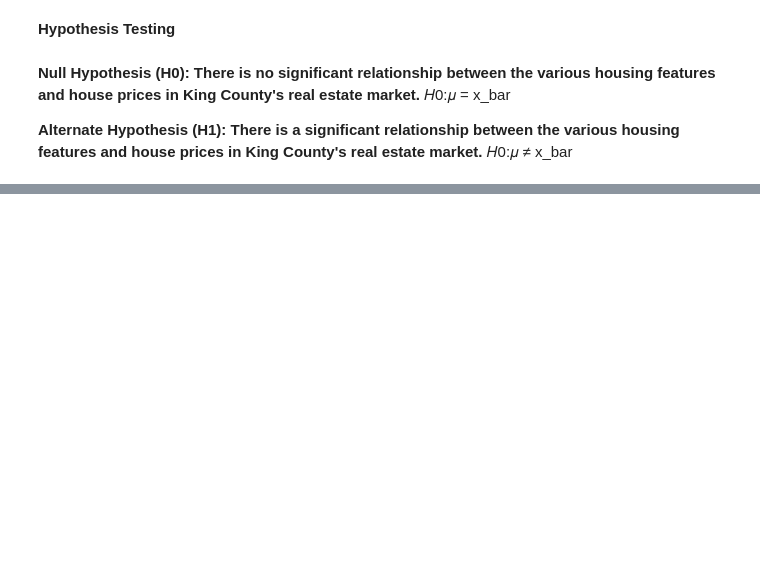
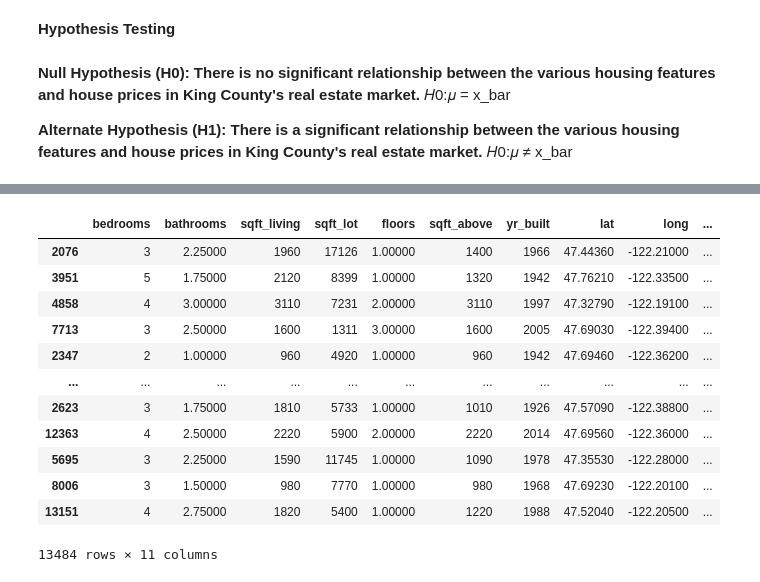
Before and after one commit to soniaojay/Predicting-Housing-Prices, a Jupyter notebook: Data Preparation Notebook.ipynb, the cells around one changed output, grey strips where cells are left out. Cells and saved outputs as stored; diff of their text form; code cells hidden in the pictures; blank space fills up the shorter version.

```diff
--- a/Data Preparation Notebook.ipynb
+++ b/Data Preparation Notebook.ipynb
@@ -716,0 +1235,2 @@ plt.show()
+# %%
+Y = df['price']
@@ -716,0 +1252,26 @@ plt.show()
+# %%
+from sklearn.model_selection import train_test_split
+
+
+
+# we split our data into 80% train and 20% split
+
+X_train, X_test, Y_train, Y_test = train_test_split( X, Y, test_size = 0.20, random_state = 101)
+# %%
+# the features of x_train
+
+X_train
+# %% [output]
+|  | bedrooms | bathrooms | sqft_living | sqft_lot | floors | sqft_above | yr_built | lat | long | ... |
+| 2076 | 3 | 2.25000 | 1960 | 17126 | 1.00000 | 1400 | 1966 | 47.44360 | -122.21000 | ... |
+| 3951 | 5 | 1.75000 | 2120 | 8399 | 1.00000 | 1320 | 1942 | 47.76210 | -122.33500 | ... |
+| 4858 | 4 | 3.00000 | 3110 | 7231 | 2.00000 | 3110 | 1997 | 47.32790 | -122.19100 | ... |
+| 7713 | 3 | 2.50000 | 1600 | 1311 | 3.00000 | 1600 | 2005 | 47.69030 | -122.39400 | ... |
+| 2347 | 2 | 1.00000 | 960 | 4920 | 1.00000 | 960 | 1942 | 47.69460 | -122.36200 | ... |
+| ... | ... | ... | ... | ... | ... | ... | ... | ... | ... | ... |
+| 2623 | 3 | 1.75000 | 1810 | 5733 | 1.00000 | 1010 | 1926 | 47.57090 | -122.38800 | ... |
+| 12363 | 4 | 2.50000 | 2220 | 5900 | 2.00000 | 2220 | 2014 | 47.69560 | -122.36000 | ... |
+| 5695 | 3 | 2.25000 | 1590 | 11745 | 1.00000 | 1090 | 1978 | 47.35530 | -122.28000 | ... |
+| 8006 | 3 | 1.50000 | 980 | 7770 | 1.00000 | 980 | 1968 | 47.69230 | -122.20100 | ... |
+| 13151 | 4 | 2.75000 | 1820 | 5400 | 1.00000 | 1220 | 1988 | 47.52040 | -122.20500 | ... |
+13484 rows × 11 columns
```
Also changed, not shown: parts of 83 cells of this notebook.
